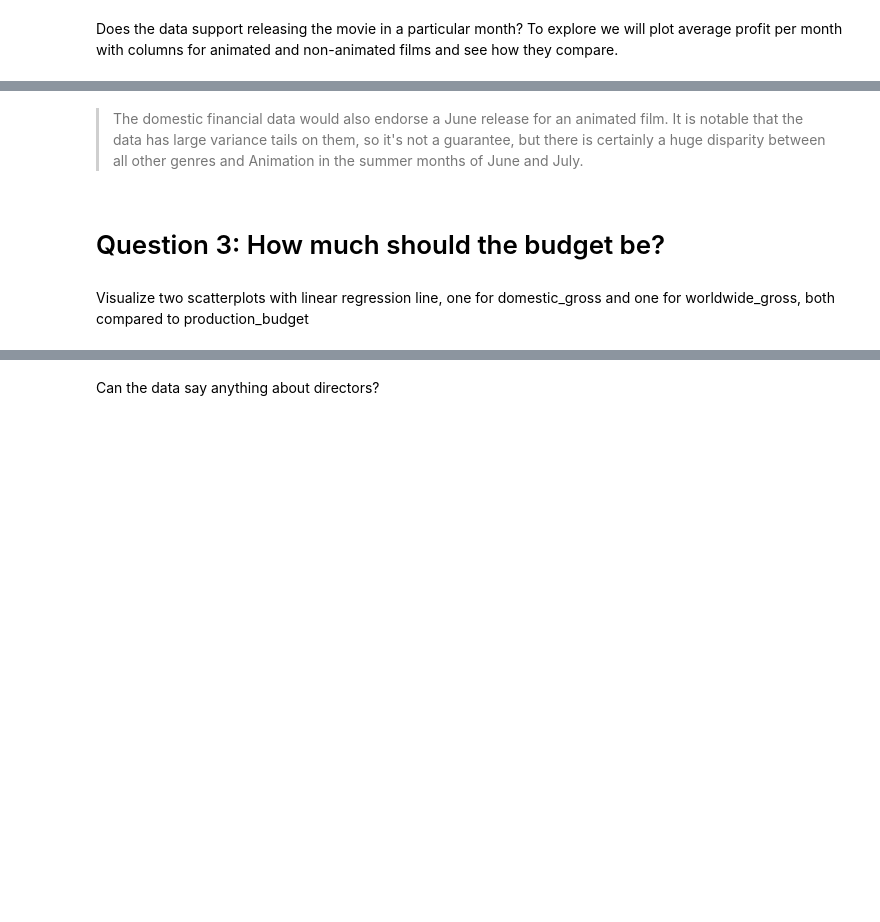
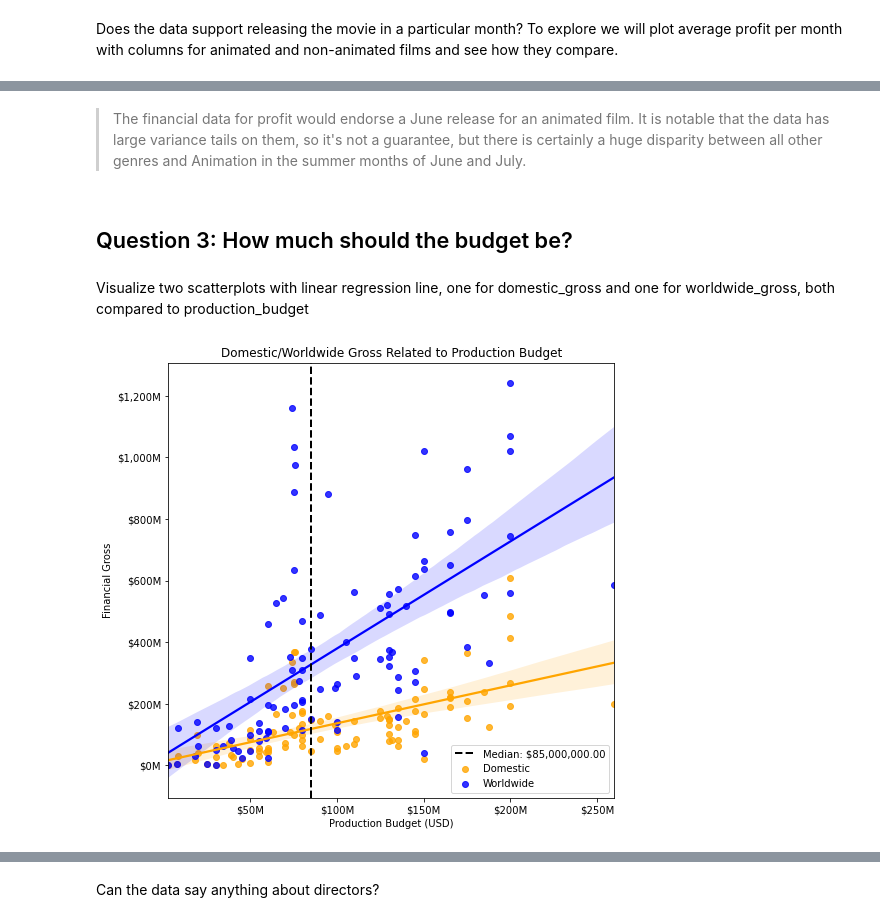
Before and after one commit to brtracy/dsc-phase-1-project-v2-3, a Jupyter notebook: student.ipynb, the cells around one changed output, grey strips where cells are left out. Drawn from its saved outputs; the diff is of its cells as text; code cells hidden in the pictures; blank space fills up the shorter version.

```diff
--- a/student.ipynb
+++ b/student.ipynb
@@ -416,44 +429,42 @@ fig.savefig('images/release_month.png', facecolor='white')
 # %% [markdown]
-> The domestic financial data would also endorse a June release for an animated film. It is notable that the data has large variance tails on them, so it's not a guarantee, but there is certainly a huge disparity between all other genres and Animation in the summer months of June and July.
+> The financial data for profit would endorse a June release for an animated film. It is notable that the data has large variance tails on them, so it's not a guarantee, but there is certainly a huge disparity between all other genres and Animation in the summer months of June and July.
 # %% [markdown]
-# Question 3: How much should the budget be?
+## Question 3: How much should the budget be?
 # %% [markdown]
 Visualize two scatterplots with linear regression line, one for domestic_gross and one for worldwide_gross, both compared to production_budget
 # %%
 # set up figure. share y so we can illustrate scale of gross
 fig, ax = plt.subplots(figsize=(8,8), sharey=True)
 
 # orange dots/line will be domestic_gross as a function of production_budget
 ax1 = sns.regplot(data=df_animation, x='production_budget',
                  y='domestic_gross', color='orange', label='Domestic')
 
 # blue dots/line will be domestic_gross as a function of production_budget
 ax2 = sns.regplot(data=df_animation, x='production_budget',
                  y='worldwide_gross', color='blue', label='Worldwide')
 
-# include a line for the mean
-mean = df_animation['production_budget'].mean()
-ax.axvline(mean, label=f'Mean: ${mean:,.2f}', color='green', ls='--', lw='2')
-
 # include a line for the median
 median = df_animation["production_budget"].median()
-ax.axvline(median, label=f'Median: ${median:,.2f}', color='red', ls='--',
+ax.axvline(median, label=f'Median: ${median:,.2f}', color='black', ls='--',
            lw='2')
 
 # include a legend
 ax.legend()
 
 # set title and axis labels
 ax.set(title='Domestic/Worldwide Gross Related to Production Budget',
       xlabel='Production Budget (USD)',
       ylabel = 'Financial Gross')
 
 # format the financial representations nicely
-ax.yaxis.set_major_formatter(bill_fmt)
+ax.yaxis.set_major_formatter(mill_fmt)
 ax.xaxis.set_major_formatter(mill_fmt);
 
 # save figure
 fig.savefig('images/budget_gross.png', facecolor='white')
+# %% [output]
+[figure, added]
 # %%
 # set up figure
 fig, ax = plt.subplots(figsize=(9,5))
```
Also changed, not shown: parts of 26 cells of this notebook, 4 other files.
